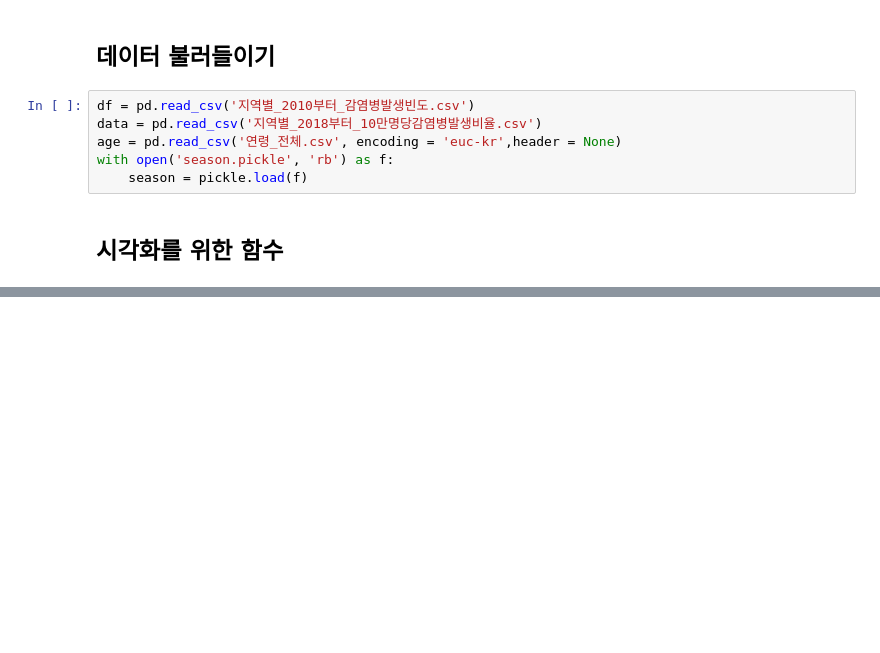
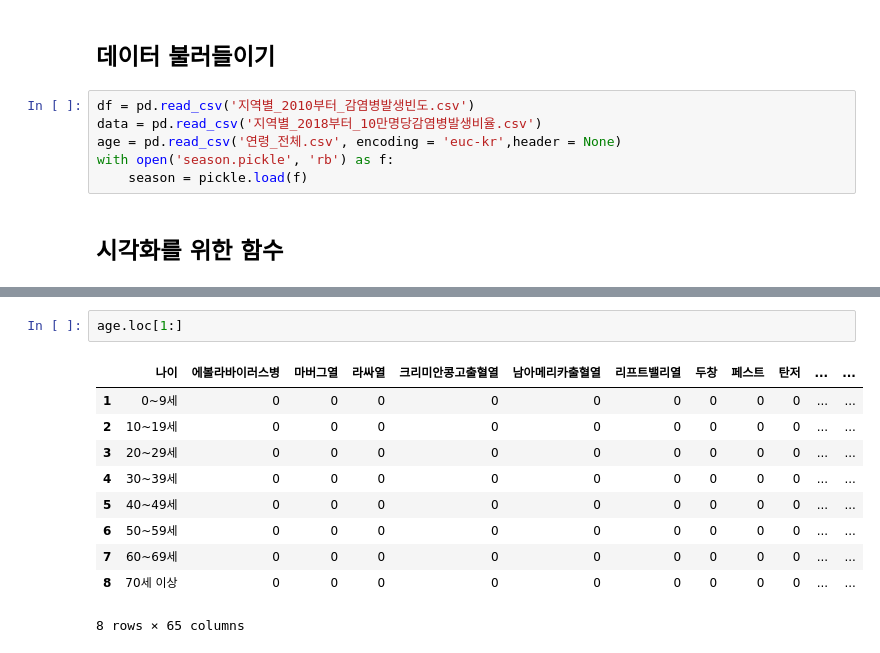
Before and after one commit to hamakim94/big, a Jupyter notebook: 감염병_trend_기준추가.ipynb, the cells around one changed output, grey strips where cells are left out. Drawn from its saved outputs; the diff is of its cells as text; blank space fills up the shorter version.

```diff
--- a/감염병_trend_기준추가.ipynb
+++ b/감염병_trend_기준추가.ipynb
@@ -195,0 +399,13 @@ oneshot('수두')
+# %%
+age.loc[1:]
+# %% [output]
+|  | 나이 | 에볼라바이러스병 | 마버그열 | 라싸열 | 크리미안콩고출혈열 | 남아메리카출혈열 | 리프트밸리열 | 두창 | 페스트 | 탄저 | ... | ... |
+| 1 | 0~9세 | 0 | 0 | 0 | 0 | 0 | 0 | 0 | 0 | 0 | ... | ... |
+| 2 | 10~19세 | 0 | 0 | 0 | 0 | 0 | 0 | 0 | 0 | 0 | ... | ... |
+| 3 | 20~29세 | 0 | 0 | 0 | 0 | 0 | 0 | 0 | 0 | 0 | ... | ... |
+| 4 | 30~39세 | 0 | 0 | 0 | 0 | 0 | 0 | 0 | 0 | 0 | ... | ... |
+| 5 | 40~49세 | 0 | 0 | 0 | 0 | 0 | 0 | 0 | 0 | 0 | ... | ... |
+| 6 | 50~59세 | 0 | 0 | 0 | 0 | 0 | 0 | 0 | 0 | 0 | ... | ... |
+| 7 | 60~69세 | 0 | 0 | 0 | 0 | 0 | 0 | 0 | 0 | 0 | ... | ... |
+| 8 | 70세 이상 | 0 | 0 | 0 | 0 | 0 | 0 | 0 | 0 | 0 | ... | ... |
+8 rows × 65 columns
```
Also changed, not shown: parts of 17 cells of this notebook.
